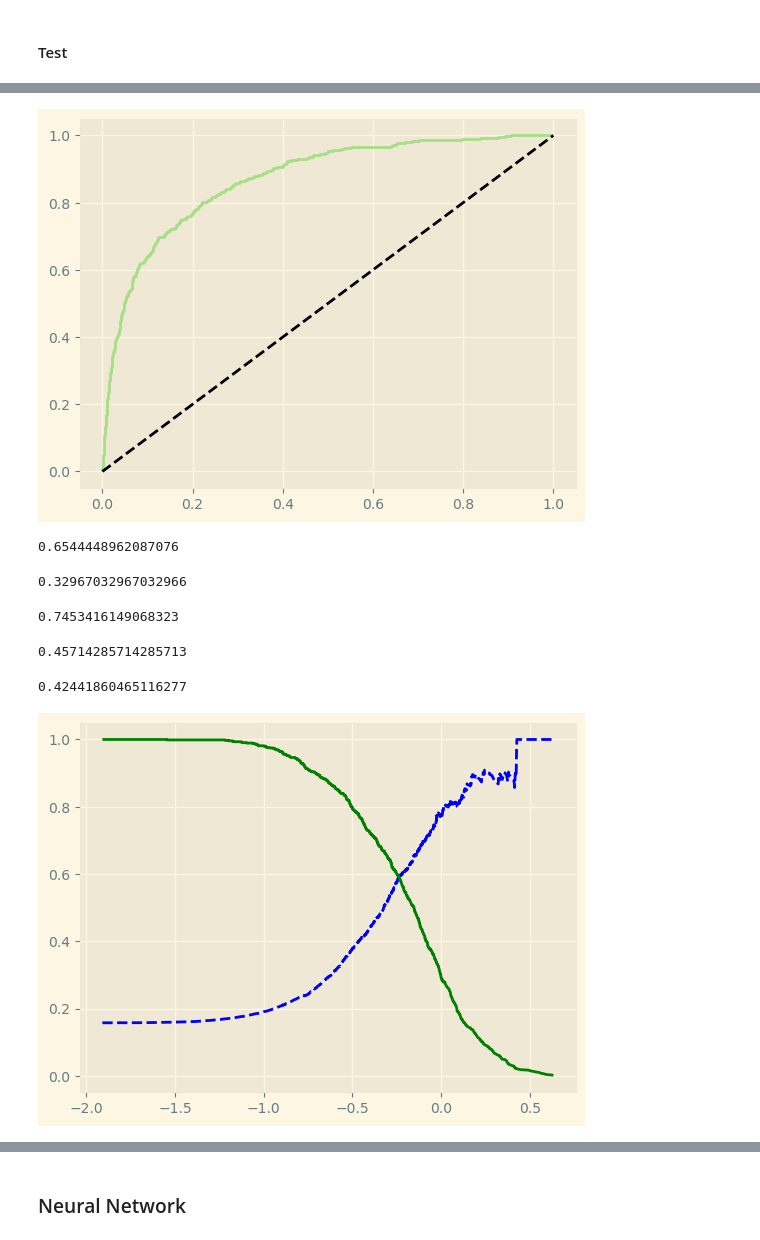
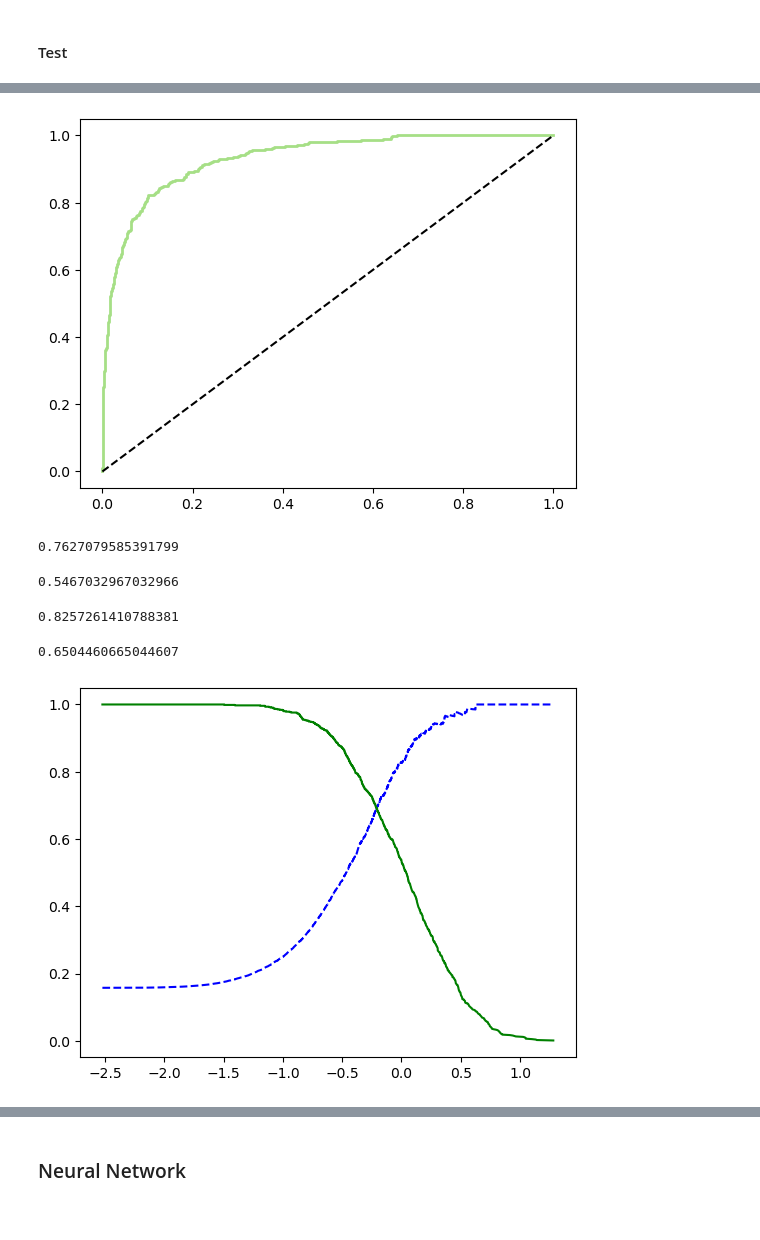
Before and after one commit to TonioBay/Focal_loss_for_churn_prediction, a Jupyter notebook: Churn_prediction.ipynb, the cells around one changed output, grey strips where cells are left out. Drawn from its saved outputs; the diff is of its cells as text; code cells hidden in the pictures.

```diff
--- a/Churn_prediction.ipynb
+++ b/Churn_prediction.ipynb
@@ -27,7 +27,7 @@ import matplotlib.pyplot as plt
 
 import matplotlib as mpl
 from cycler import cycler
-mpl.style.use('Solarize_Light2')
+# mpl.style.use('Solarize_Light2')
 mpl.rcParams['axes.prop_cycle'] = cycler(color=['#A6DF86', '#FEAE57', '#8AE0CA', '#E06963','#4E5AA6','#a684ab'])
 # %%
 data.info()
@@ -471,7 +471,7 @@ optimizer = torch.optim.AdamW(LR_torch.parameters(), lr=1e-4, weight_decay=5e-2)
 # Loop de entrenamiento
 torch.manual_seed(42)
 
-epochs = 5000
+epochs = 10000
 
 for epoch in range(epochs):
     ### Modo entrenamiento
@@ -536,31 +533,27 @@ array([[1932,   41],
 # %%
 from sklearn.metrics import roc_curve
 fpr, tpr, thresholds = roc_curve(y_test, y_logits)
-def plot_roc_curve(fpr, tpr, label=None):
+def plot_roc_curve(fpr, tpr, label='LR'):
     plt.plot(fpr, tpr, linewidth=2, label=label)
     plt.plot([0, 1], [0, 1], 'k--') # dashed diagonal
     [...] # Add axis labels and grid
 plot_roc_curve(fpr, tpr)
 plt.show()
 # %% [output]
-[figure, old version]
+[figure, new version]
 # %%
 from sklearn.metrics import roc_auc_score , recall_score, precision_score
 roc_auc_score(y_test,y_preds)
 # %% [output]
-0.6544448962087076
+0.7627079585391799
 # %%
 recall_score(y_test,y_preds)
 # %% [output]
-0.32967032967032966
+0.5467032967032966
 # %%
 precision_score(y_test,y_preds)
 # %% [output]
-0.7453416149068323
+0.8257261410788381
-# %%
-f1_score(y_test_t,y_preds)
-# %% [output]
-0.45714285714285713
 # %%
 LR_torch.eval()
 with torch.inference_mode():
@@ -569,7 +562,7 @@ with torch.inference_mode():
 # %%
 f1_score(y_train_t,y_preds_train)
 # %% [output]
-0.42441860465116277
+0.6504460665044607
 # %%
 from sklearn.metrics import precision_recall_curve
 
@@ -583,5 +576,5 @@ def plot_precision_recall_vs_threshold(precisions, recalls, thresholds):
 plot_precision_recall_vs_threshold(precision, recall, thresholds)
 plt.show()
 # %% [output]
-[figure, old version]
+[figure, new version]
 # %%
```
Also changed, not shown: parts of 41 cells of this notebook.
